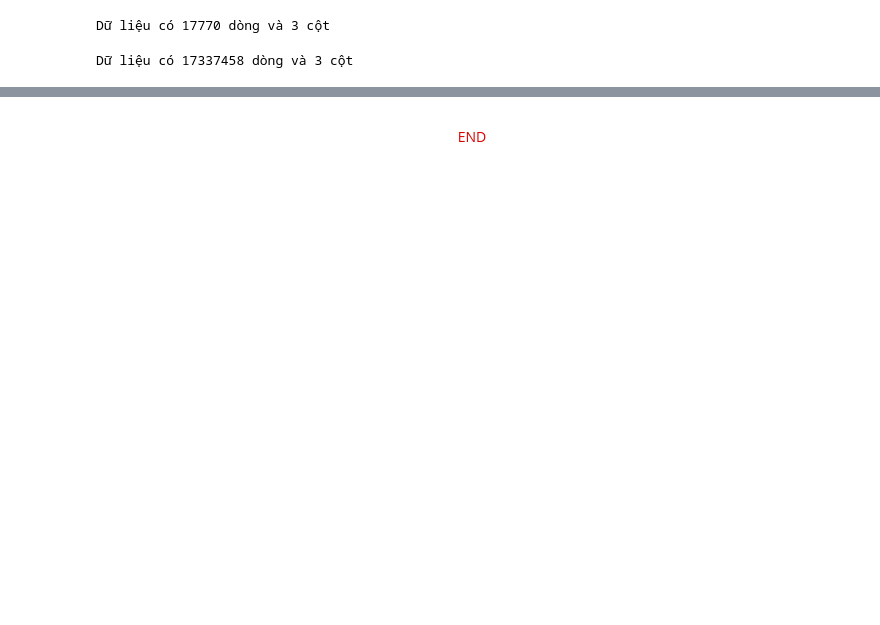
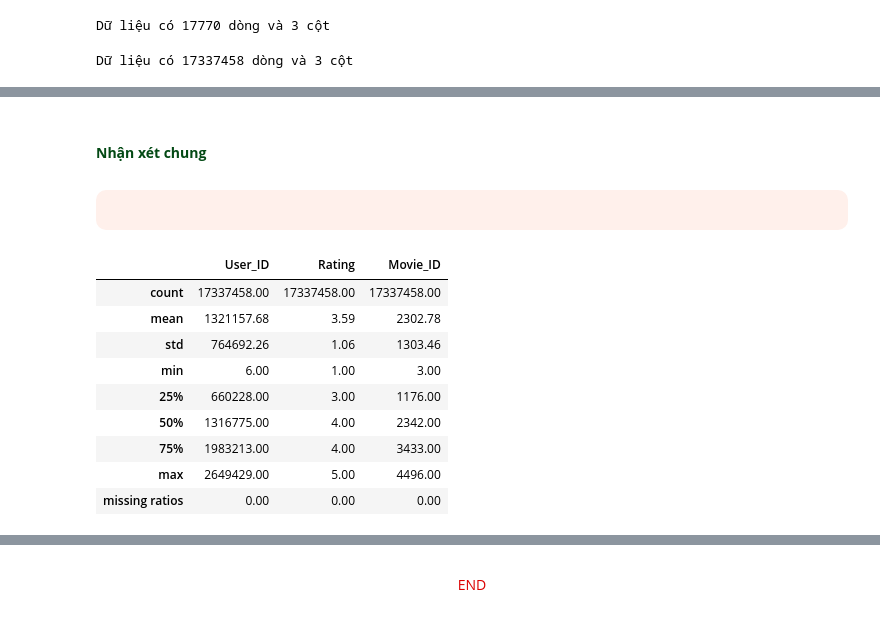
Before and after one commit to kolee1902/Data_Visualization_Lab02-Netflix, a Jupyter notebook: source/21127104_21127129.ipynb, the cells around one changed output, grey strips where cells are left out. Saved outputs shown, nothing was run; the diff lists cells and outputs as text; code cells hidden in the pictures; blank space fills up the shorter version.

```diff
--- a/source/21127104_21127129.ipynb
+++ b/source/21127104_21127129.ipynb
@@ -128,0 +226,10 @@ Dữ liệu có 17337458 dòng và 3 cột
+# %%
+pd.set_option('display.max_columns', None)
+numeric_cols = movie_df.select_dtypes(exclude=['object']).columns
+num_col_dist_df = movie_df[numeric_cols].copy()
+missing_percentage = num_col_dist_df.isna().mean() * 100
+
+num_col_dist_df = num_col_dist_df.describe(percentiles=[.25, .5, .75]).round(2)
+num_col_dist_df.loc['missing ratios'] = missing_percentage
+
+num_col_dist_df
@@ -128,0 +247,25 @@ Dữ liệu có 17337458 dòng và 3 cột
+# %% [markdown]
+<h2 style="color:#034914 ;font-size: 1em "><b> Nhận xét chung
+# %% [markdown]
+<div style="border-radius: 10px; border: 5px solid transparent; padding: 15px; background-color: #FFF0EB; font-size: 110%; text-align: left; color: black;">
+# %%
+pd.set_option('display.max_columns', None)
+numeric_cols = rating_df.select_dtypes(exclude=['object']).columns
+num_col_dist_df = rating_df[numeric_cols].copy()
+missing_percentage = num_col_dist_df.isna().mean() * 100
+
+num_col_dist_df = num_col_dist_df.describe(percentiles=[.25, .5, .75]).round(2)
+num_col_dist_df.loc['missing ratios'] = missing_percentage
+
+num_col_dist_df
+# %% [output]
+|  | User_ID | Rating | Movie_ID |
+| count | 17337458.00 | 17337458.00 | 17337458.00 |
+| mean | 1321157.68 | 3.59 | 2302.78 |
+| std | 764692.26 | 1.06 | 1303.46 |
+| min | 6.00 | 1.00 | 3.00 |
+| 25% | 660228.00 | 3.00 | 1176.00 |
+| 50% | 1316775.00 | 4.00 | 2342.00 |
+| 75% | 1983213.00 | 4.00 | 3433.00 |
+| max | 2649429.00 | 5.00 | 4496.00 |
+| missing ratios | 0.00 | 0.00 | 0.00 |
```
Also changed, not shown: parts of 34 cells of this notebook.
